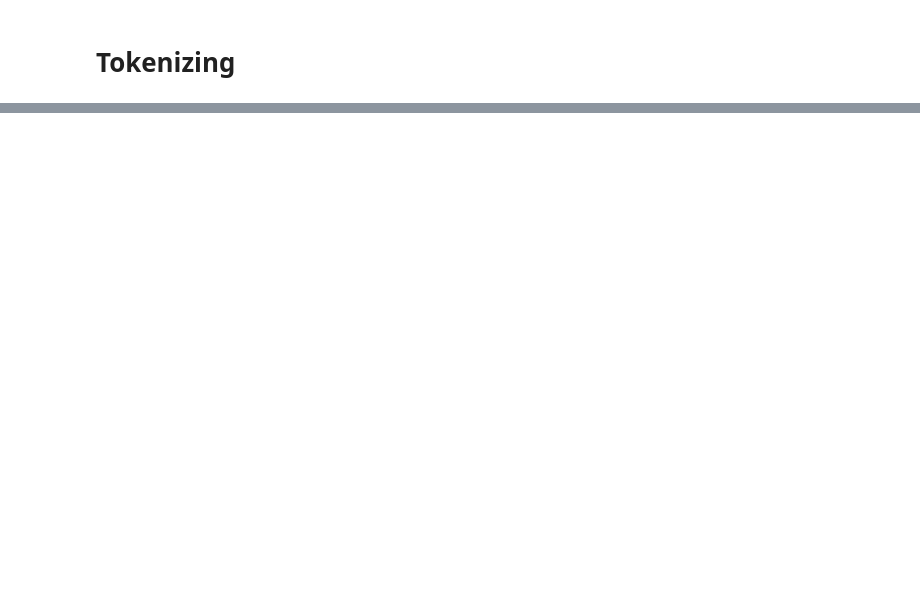
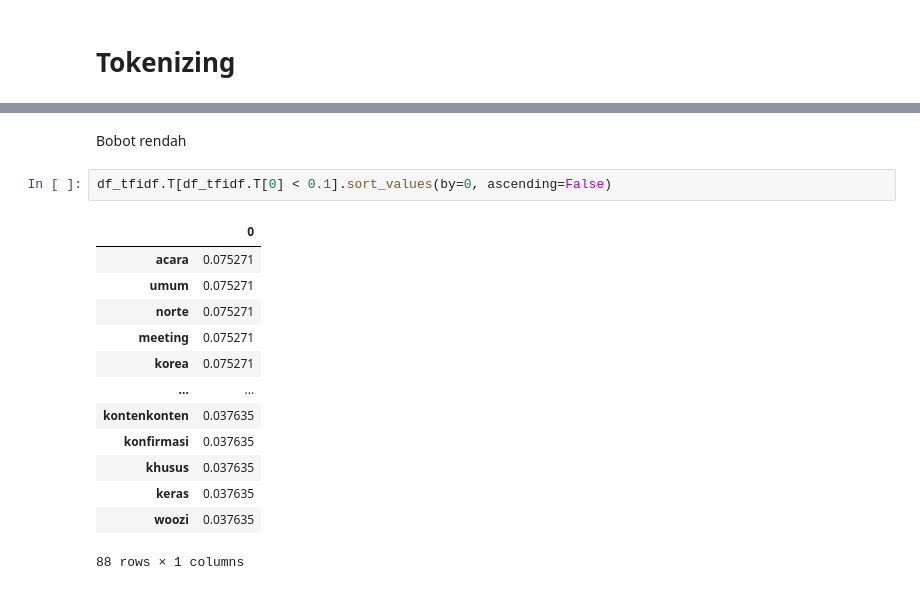
Before and after one commit to firarru/Text-Mining, a Jupyter notebook: Tugas_2_Text_Mining.ipynb, the cells around one changed output, grey strips where cells are left out. Cells and saved outputs as stored; diff of their text form; blank space fills up the shorter version.

```diff
--- a/Tugas_2_Text_Mining.ipynb
+++ b/Tugas_2_Text_Mining.ipynb
@@ -132,0 +190,18 @@ ValueError: empty vocabulary; perhaps the documents only contain stop words
+# %% [markdown]
+Bobot rendah
+# %%
+df_tfidf.T[df_tfidf.T[0] < 0.1].sort_values(by=0, ascending=False)
+# %% [output]
+|  | 0 |
+| acara | 0.075271 |
+| umum | 0.075271 |
+| norte | 0.075271 |
+| meeting | 0.075271 |
+| korea | 0.075271 |
+| ... | ... |
+| kontenkonten | 0.037635 |
+| konfirmasi | 0.037635 |
+| khusus | 0.037635 |
+| keras | 0.037635 |
+| woozi | 0.037635 |
+88 rows × 1 columns
```
Also changed, not shown: parts of 29 cells of this notebook.
